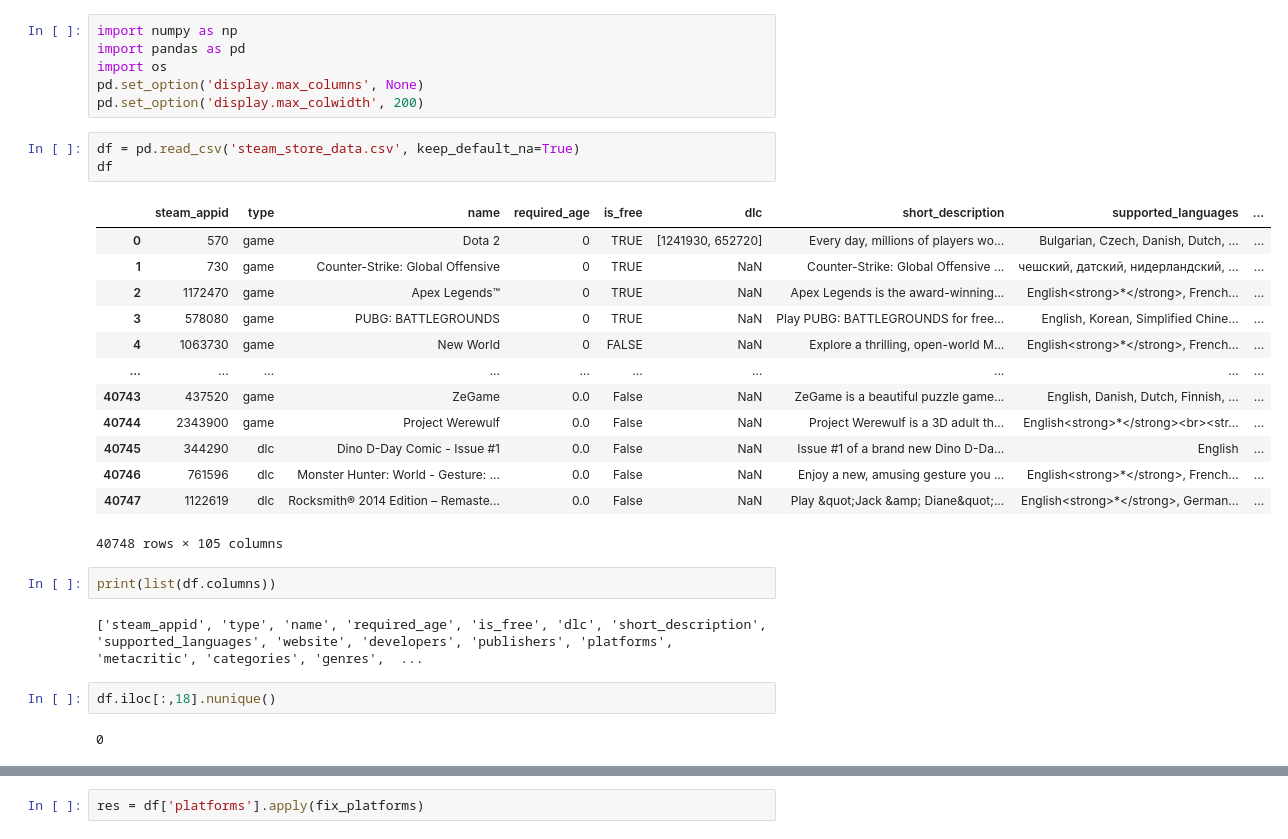
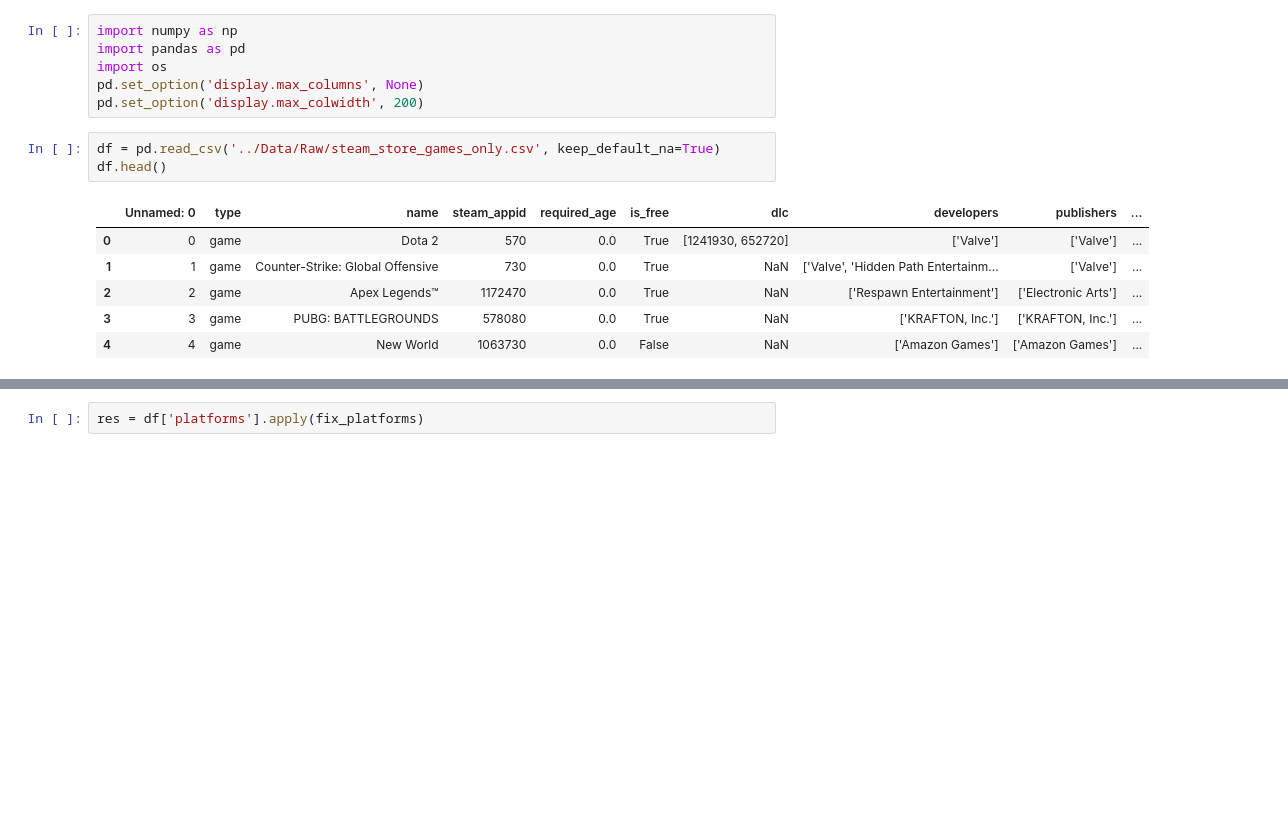
Before and after one commit to kYuXian/is4242-project, a Jupyter notebook: Project Code/steam_store_cleaning.ipynb, the cells around one changed output, grey strips where cells are left out. Saved outputs shown, nothing was run; the diff lists cells and outputs as text; blank space fills up the shorter version.

Commit message:
Complete steam store data cleaning (games only)

```diff
--- a/Project Code/steam_store_cleaning.ipynb
+++ b/Project Code/steam_store_cleaning.ipynb
@@ -5,27 +5,12 @@ import os
 pd.set_option('display.max_columns', None)
 pd.set_option('display.max_colwidth', 200)
 # %%
-df = pd.read_csv('steam_store_data.csv', keep_default_na=True)
-df
+df = pd.read_csv('../Data/Raw/steam_store_games_only.csv', keep_default_na=True)
+df.head()
 # %% [output]
-|  | steam_appid | type | name | required_age | is_free | dlc | short_description | supported_languages | ... |
-| 0 | 570 | game | Dota 2 | 0 | TRUE | [1241930, 652720] | Every day, millions of players wo... | Bulgarian, Czech, Danish, Dutch, ... | ... |
-| 1 | 730 | game | Counter-Strike: Global Offensive | 0 | TRUE | NaN | Counter-Strike: Global Offensive ... | чешский, датский, нидерландский, ... | ... |
-| 2 | 1172470 | game | Apex Legends™ | 0 | TRUE | NaN | Apex Legends is the award-winning... | English<strong>*</strong>, French... | ... |
-| 3 | 578080 | game | PUBG: BATTLEGROUNDS | 0 | TRUE | NaN | Play PUBG: BATTLEGROUNDS for free... | English, Korean, Simplified Chine... | ... |
-| 4 | 1063730 | game | New World | 0 | FALSE | NaN | Explore a thrilling, open-world M... | English<strong>*</strong>, French... | ... |
-| ... | ... | ... | ... | ... | ... | ... | ... | ... | ... |
-| 40743 | 437520 | game | ZeGame | 0.0 | False | NaN | ZeGame is a beautiful puzzle game... | English, Danish, Dutch, Finnish, ... | ... |
-| 40744 | 2343900 | game | Project Werewulf | 0.0 | False | NaN | Project Werewulf is a 3D adult th... | English<strong>*</strong><br><str... | ... |
-| 40745 | 344290 | dlc | Dino D-Day Comic - Issue #1 | 0.0 | False | NaN | Issue #1 of a brand new Dino D-Da... | English | ... |
-| 40746 | 761596 | dlc | Monster Hunter: World - Gesture: ... | 0.0 | False | NaN | Enjoy a new, amusing gesture you ... | English<strong>*</strong>, French... | ... |
-| 40747 | 1122619 | dlc | Rocksmith® 2014 Edition – Remaste... | 0.0 | False | NaN | Play &quot;Jack &amp; Diane&quot;... | English<strong>*</strong>, German... | ... |
+|  | Unnamed: 0 | type | name | steam_appid | required_age | is_free | dlc | developers | publishers | ... |
+| 0 | 0 | game | Dota 2 | 570 | 0.0 | True | [1241930, 652720] | ['Valve'] | ['Valve'] | ... |
+| 1 | 1 | game | Counter-Strike: Global Offensive | 730 | 0.0 | True | NaN | ['Valve', 'Hidden Path Entertainm... | ['Valve'] | ... |
+| 2 | 2 | game | Apex Legends™ | 1172470 | 0.0 | True | NaN | ['Respawn Entertainment'] | ['Electronic Arts'] | ... |
+| 3 | 3 | game | PUBG: BATTLEGROUNDS | 578080 | 0.0 | True | NaN | ['KRAFTON, Inc.'] | ['KRAFTON, Inc.'] | ... |
+| 4 | 4 | game | New World | 1063730 | 0.0 | False | NaN | ['Amazon Games'] | ['Amazon Games'] | ... |
-40748 rows × 105 columns
-# %%
-print(list(df.columns))
-# %% [output]
-['steam_appid', 'type', 'name', 'required_age', 'is_free', 'dlc', 'short_description', 'supported_languages', 'website', 'developers', 'publishers', 'platforms', 'metacritic', 'categories', 'genres',  ...
-# %%
-df.iloc[:,18].nunique()
-# %% [output]
-0
```
Also changed, not shown: parts of 76 cells of this notebook, 10 other files.
